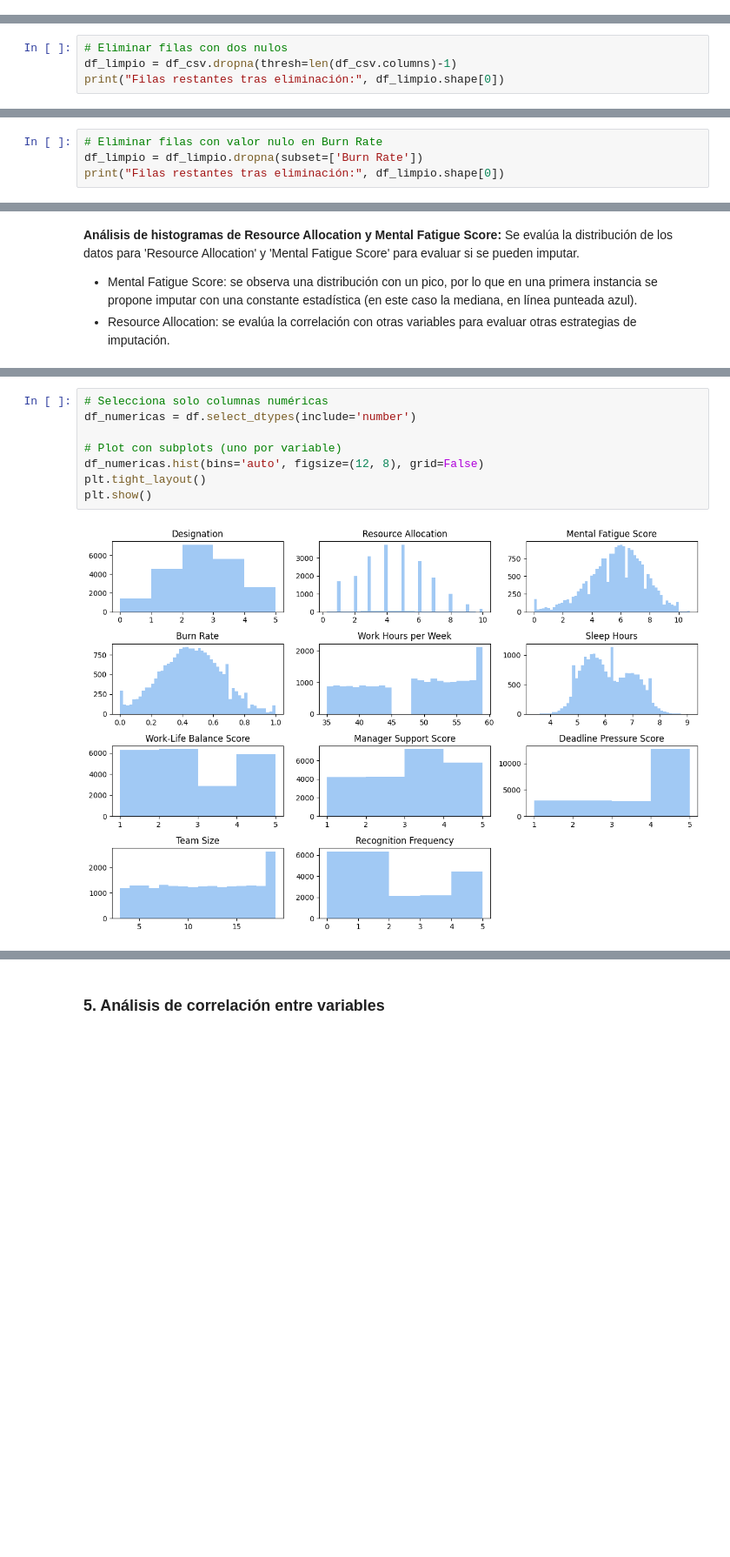
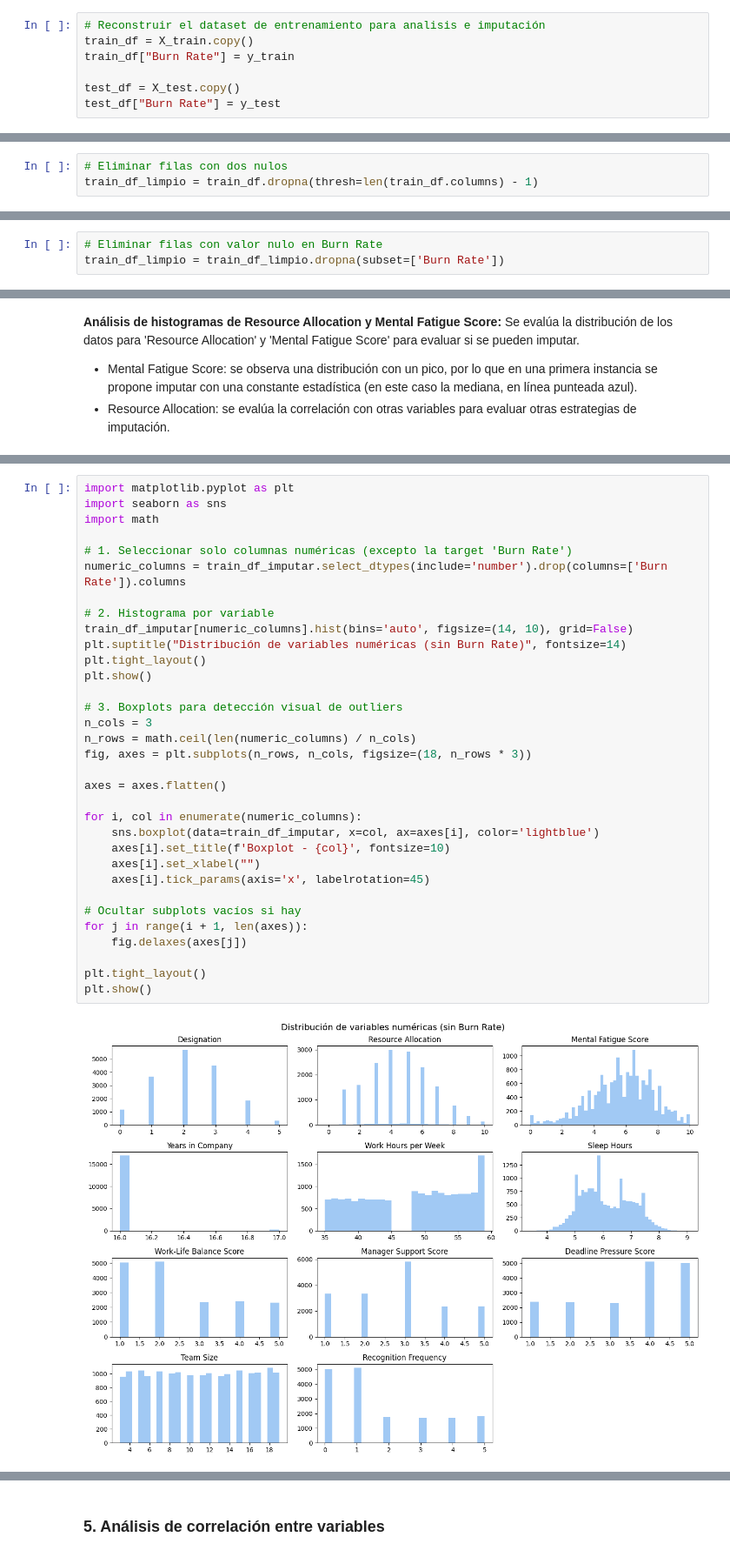
Before and after one commit to emiliano-ipa/CEIA-ML-TPFINAL, a Jupyter notebook: TP1.ipynb, the cells around one changed output, grey strips where cells are left out. Shown at 87% size. Drawn from its saved outputs; the diff is of its cells as text; blank space fills up the shorter version.

Commit message:
Actualizado el split entre test y train, y modificado el metodo de imputaci[on de nulos

```diff
--- a/TP1.ipynb
+++ b/TP1.ipynb
@@ -123 +137,8 @@ Valores únicos en Recognition Frequency: [2 5 0 1 4 3]
+# %%
+# Reconstruir el dataset de entrenamiento para analisis e imputación
+train_df = X_train.copy()
+train_df["Burn Rate"] = y_train
+
+test_df = X_test.copy()
+test_df["Burn Rate"] = y_test
 # %% [markdown]
@@ -162,5 +183,4 @@ Filas con al menos dos nulos: 447
 1. **Más de un nulo:** Se eliminan las observaciones que tengan más de un valor nulo, ya que no representan un alto porcentaje del total y podrían ser datos erróneos o haber distintas razones por las que la persona eligió no responder.
 # %%
 # Eliminar filas con dos nulos
-df_limpio = df_csv.dropna(thresh=len(df_csv.columns)-1)
-print("Filas restantes tras eliminación:", df_limpio.shape[0])
+train_df_limpio = train_df.dropna(thresh=len(train_df.columns) - 1)
@@ -190,5 +212,4 @@ print("% registros restantes en el dataset:", round((df_limpio.shape[0] / df_csv
 2. **Burn Rate:** Al tratarse de la variable de salida, sería incorrecto imputarle algún valor, ya que esto tendría una gran repercusión en los resultados del modelo y podríamos estar introduciendo ruido. Por esta razón, se eliminan las filas con valores nulos en Burn Rate.
 # %%
 # Eliminar filas con valor nulo en Burn Rate
-df_limpio = df_limpio.dropna(subset=['Burn Rate'])
-print("Filas restantes tras eliminación:", df_limpio.shape[0])
+train_df_limpio = train_df_limpio.dropna(subset=['Burn Rate'])
@@ -505,10 +407,35 @@ plt.show()
 # %%
-# Selecciona solo columnas numéricas
-df_numericas = df.select_dtypes(include='number')
+import matplotlib.pyplot as plt
+import seaborn as sns
+import math
 
-# Plot con subplots (uno por variable)
-df_numericas.hist(bins='auto', figsize=(12, 8), grid=False)
+# 1. Seleccionar solo columnas numéricas (excepto la target 'Burn Rate')
+numeric_columns = train_df_imputar.select_dtypes(include='number').drop(columns=['Burn Rate']).columns
+
+# 2. Histograma por variable
+train_df_imputar[numeric_columns].hist(bins='auto', figsize=(14, 10), grid=False)
+plt.suptitle("Distribución de variables numéricas (sin Burn Rate)", fontsize=14)
 plt.tight_layout()
 plt.show()
+
+# 3. Boxplots para detección visual de outliers
+n_cols = 3
+n_rows = math.ceil(len(numeric_columns) / n_cols)
+fig, axes = plt.subplots(n_rows, n_cols, figsize=(18, n_rows * 3))
+
+axes = axes.flatten()
+
+for i, col in enumerate(numeric_columns):
+    sns.boxplot(data=train_df_imputar, x=col, ax=axes[i], color='lightblue')
+    axes[i].set_title(f'Boxplot - {col}', fontsize=10)
+    axes[i].set_xlabel("")
+    axes[i].tick_params(axis='x', labelrotation=45)
+
+# Ocultar subplots vacíos si hay
+for j in range(i + 1, len(axes)):
+    fig.delaxes(axes[j])
+
+plt.tight_layout()
+plt.show()
 # %% [output]
-[figure, old version]
+[figure, new version]
```
Also changed, not shown: parts of 66 cells of this notebook, 2 other files.
